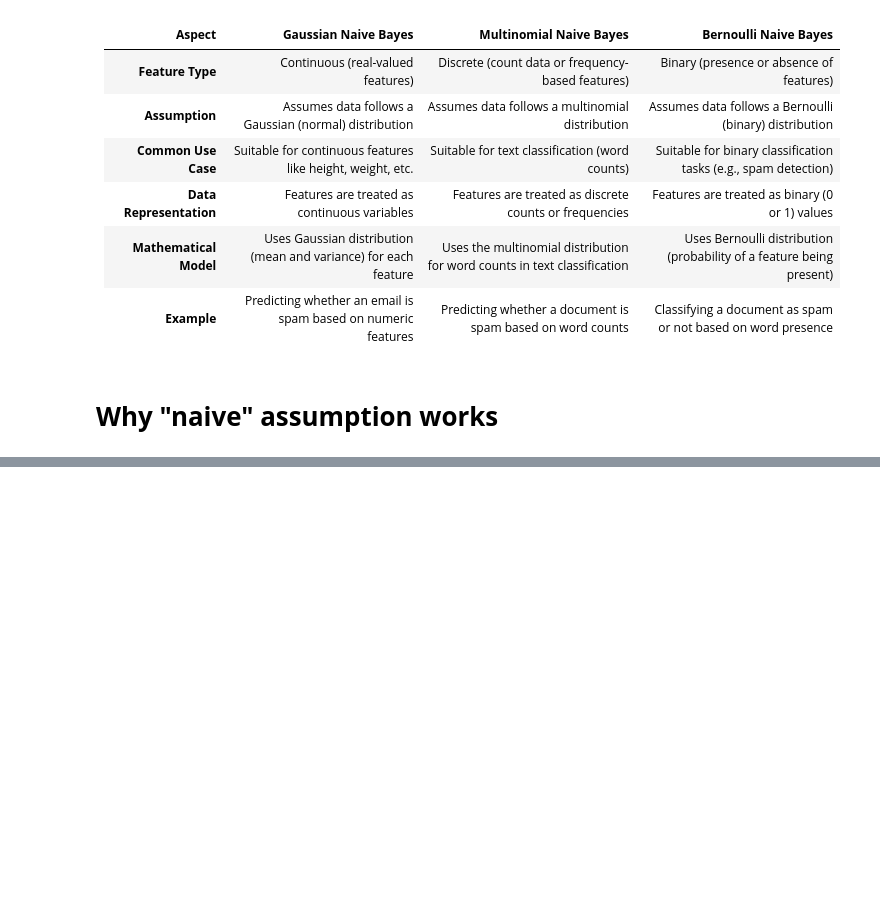
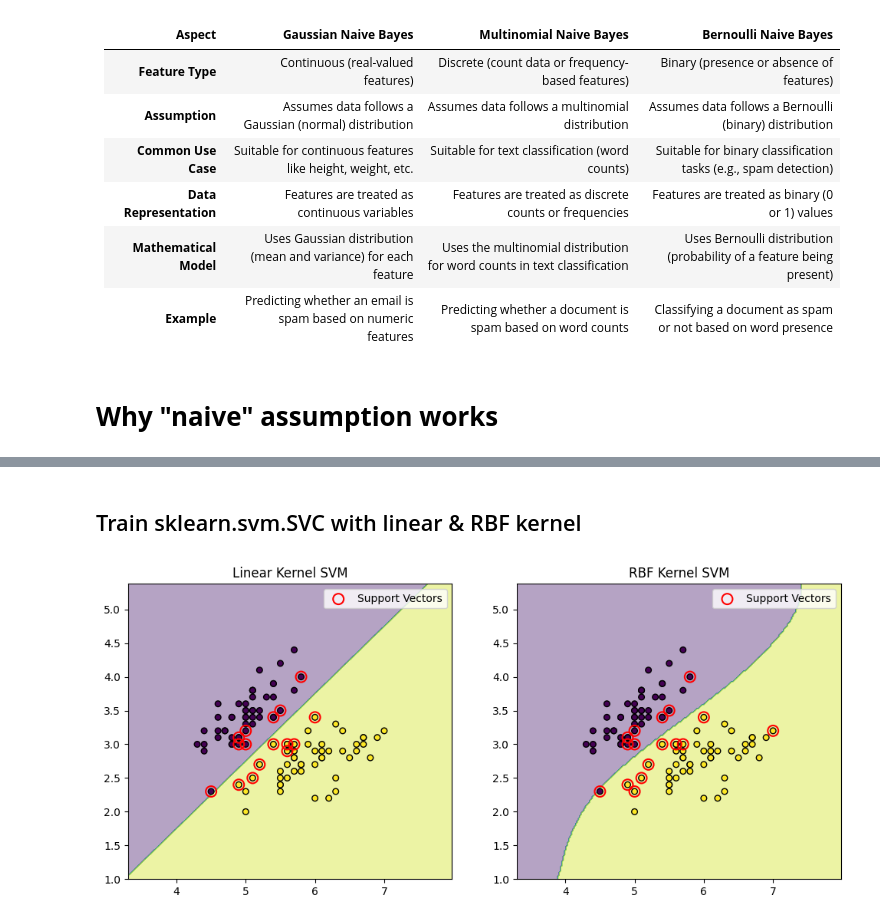
Before and after one commit to Rose1509/90-days-ML-challenge, a Jupyter notebook: Classical-ML-and-Maths/day10.ipynb, the cells around one changed output, grey strips where cells are left out. Saved outputs shown, nothing was run; the diff lists cells and outputs as text; code cells hidden in the pictures; blank space fills up the shorter version.

```diff
--- a/Classical-ML-and-Maths/day10.ipynb
+++ b/Classical-ML-and-Maths/day10.ipynb
@@ -929,0 +1048,64 @@ ROC-AUC: 1.0
+# %% [markdown]
+## Train sklearn.svm.SVC with linear & RBF kernel
+# %%
+import numpy as np
+import matplotlib.pyplot as plt
+from sklearn import datasets
+from sklearn.svm import SVC
+from sklearn.model_selection import train_test_split
+
+# 1️⃣ Load dataset (use only first 2 features)
+iris = datasets.load_iris()
+X = iris.data[:, :2]  # sepal length & width
+y = iris.target
+
+# 2️⃣ Binary classification: keep only classes 0 and 1
+X = X[y != 2]
+y = y[y != 2]
+
+# 3️⃣ Split dataset into training and test sets
+X_train, X_test, y_train, y_test = train_test_split(
+    X, y, test_size=0.3, random_state=42
+)
+
+# 4️⃣ Train Linear Kernel SVM
+svm_linear = SVC(kernel="linear", C=1)
+svm_linear.fit(X_train, y_train)
+
+# 5️⃣ Train RBF Kernel SVM
+svm_rbf = SVC(kernel="rbf", gamma=0.7, C=1)
+svm_rbf.fit(X_train, y_train)
+
+# 6️⃣ Function to plot decision boundary and support vectors
+def plot_decision_boundary(model, X, y, title):
+    h = 0.02  # step size for mesh
+    x_min, x_max = X[:, 0].min() - 1, X[:, 0].max() + 1
+    y_min, y_max = X[:, 1].min() - 1, X[:, 1].max() + 1
+    xx, yy = np.meshgrid(np.arange(x_min, x_max, h),
+                         np.arange(y_min, y_max, h))
+    Z = model.predict(np.c_[xx.ravel(), yy.ravel()])
+    Z = Z.reshape(xx.shape)
+
+    # Plot decision regions
+    plt.contourf(xx, yy, Z, alpha=0.4)
+    # Plot data points
+    plt.scatter(X[:, 0], X[:, 1], c=y, s=30, edgecolors='k')
+    # Highlight support vectors
+    plt.scatter(model.support_vectors_[:, 0], model.support_vectors_[:, 1],
+                s=100, facecolors='none', edgecolors='red', linewidths=1.5,
+                label="Support Vectors")
+    plt.title(title)
+    plt.legend()
+
+# 7️⃣ Plot Linear vs RBF SVM side by side
+plt.figure(figsize=(12, 5))
+
+plt.subplot(1, 2, 1)
+plot_decision_boundary(svm_linear, X, y, "Linear Kernel SVM")
+
+plt.subplot(1, 2, 2)
+plot_decision_boundary(svm_rbf, X, y, "RBF Kernel SVM")
+
+plt.show()
+# %% [output]
+[figure, added]
```
Also changed, not shown: parts of 9 cells of this notebook, 1 other file.
